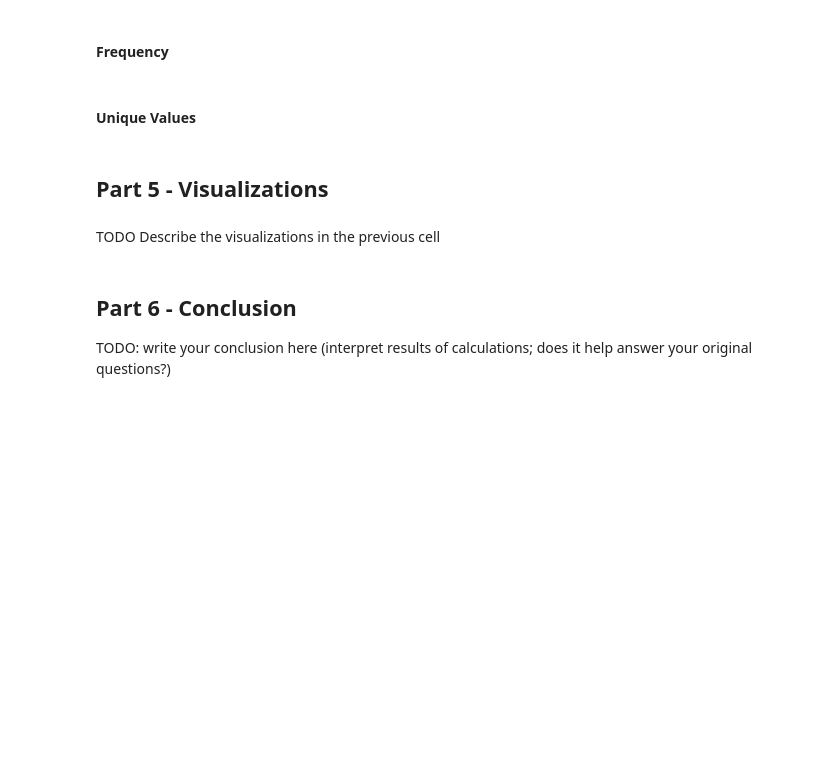
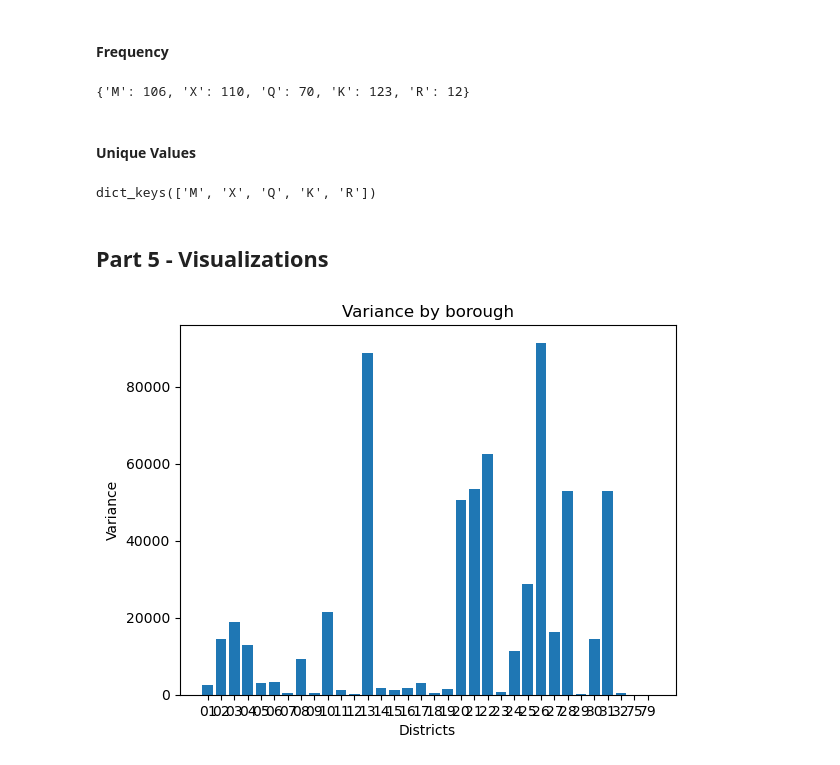
Before and after one commit to yanggezheng/Sourcing-Data-Summary-Statistics-and-Basic-Data-Visualization, a Jupyter notebook: src/homework03.ipynb, the cells around one changed output. Cells and saved outputs as stored; diff of their text form; code cells hidden in the pictures; blank space fills up the shorter version.

```diff
--- a/src/homework03.ipynb
+++ b/src/homework03.ipynb
@@ -89,0 +155,28 @@ TODO describe your process for extracting, transforming, cleaning your incoming
+# %%
+print('The variance of distribution of students in New York City is',np.var(list(districts.values())))
+
+
+dbn_sums = {}
+
+for row in table:
+    dbn = row[0]
+    score = int(row[2])
+    if dbn in dbn_sums:
+        dbn_sums[dbn].append(score)
+    else:
+        dbn_sums[dbn] = [score]
+
+
+variances = {}
+for dbn, score_list in dbn_sums.items():
+    variance = np.var(score_list)
+    variances[dbn] = variance
+
+max_value = None
+max_key = None
+for key, value in variances.items():
+    if max_value is None or value > max_value:
+        max_value = value
+        max_key = key
+
+print(f'The district with the most unevenly distributed student is {max_key}, its variance is {max_value}')
@@ -104,2 +219,13 @@ TODO describe your process for extracting, transforming, cleaning your incoming
+# %%
+borough = {'M':0, 'X':0, 'Q':0, 'K':0, 'R':0}
+with open('../data/raw/2012_SAT_Results.csv', "r") as f:
+    csv_reader = csv.reader(f)
+    header = next(csv_reader)  # read and ignore the header row
+    for row in csv_reader:
+        if row[3] != 's': #filter missing data
+            borough[row[0][2]]+=1
+print(borough)
+# %% [output]
+{'M': 106, 'X': 110, 'Q': 70, 'K': 123, 'R': 12}
 # %% [markdown]
 #### Unique Values
@@ -108,2 +232,7 @@ TODO describe your process for extracting, transforming, cleaning your incoming
+# %%
+print(borough.keys())
+#The five borough of NYC, the Bronx, Brooklyn, Manhattan, Queens and Staten Island.
+# %% [output]
+dict_keys(['M', 'X', 'Q', 'K', 'R'])
 # %% [markdown]
 ## Part 5 - Visualizations
@@ -112,6 +239,13 @@ TODO describe your process for extracting, transforming, cleaning your incoming
-# %% [markdown]
-TODO Describe the visualizations in the previous cell
-# %% [markdown]
-## Part 6 - Conclusion
-
-TODO: write your conclusion here (interpret results of calculations; does it help answer your original questions?)
+# %%
+import matplotlib.pyplot as plt
+
+
+fig, ax = plt.subplots()
+ax.bar(variances.keys(), variances.values())
+ax.set_title("Variance by borough")
+ax.set_xlabel("Districts")
+ax.set_ylabel("Variance")
+
+plt.show()
+# %% [output]
+[figure, added]
```
Also changed, not shown: parts of 26 cells of this notebook, 4 other files.
